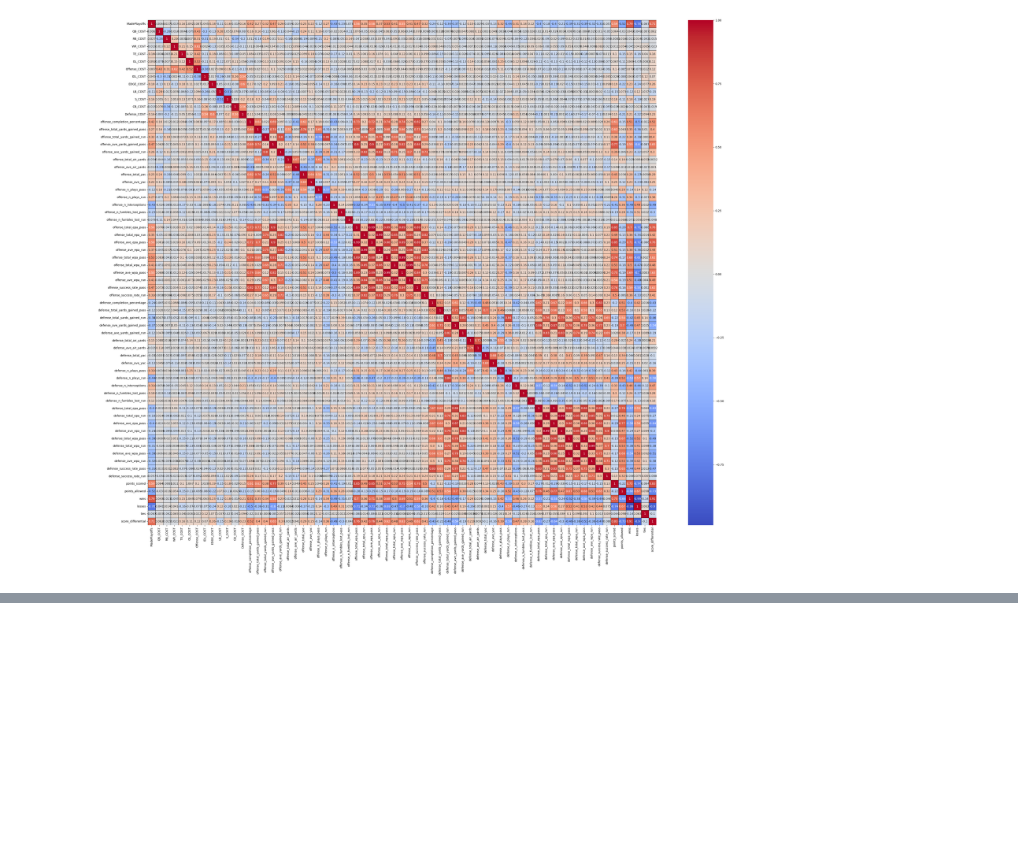
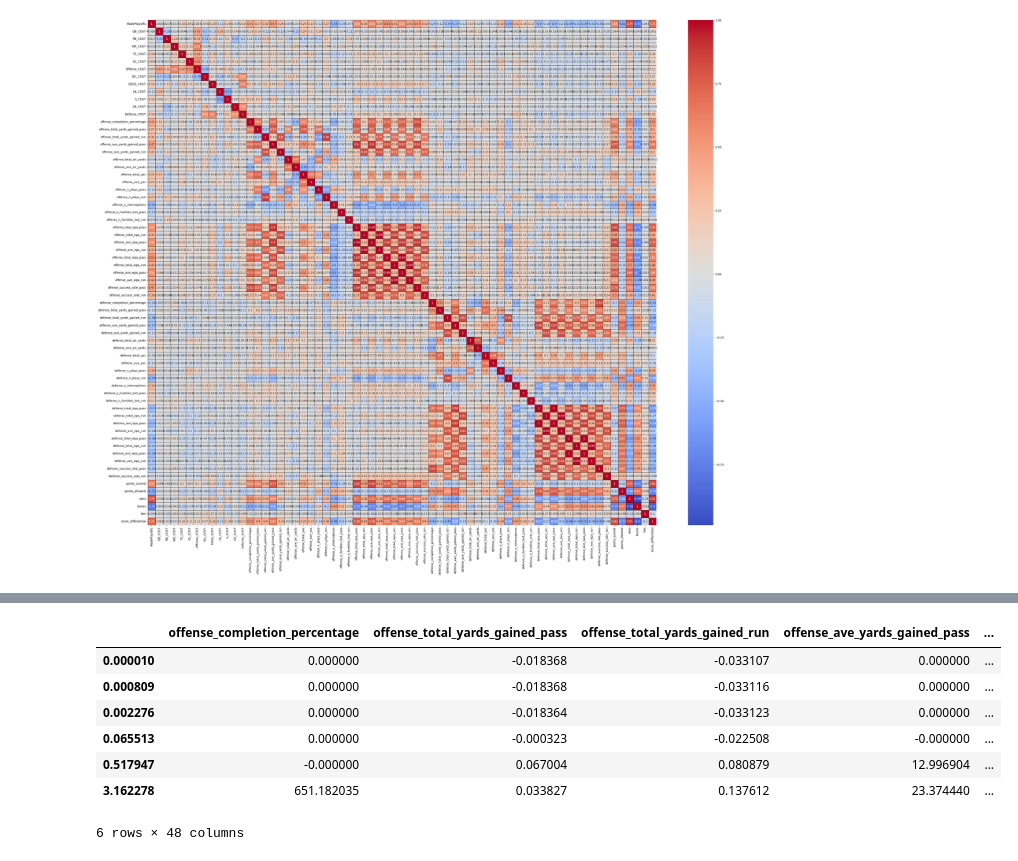
Before and after one commit to codemonkey1101/ucb-mlai-capstone, a Jupyter notebook: feature_evaluation.ipynb, the cells around one changed output, grey strips where cells are left out. Saved outputs shown, nothing was run; the diff lists cells and outputs as text; code cells hidden in the pictures; blank space fills up the shorter version.

```diff
--- a/feature_evaluation.ipynb
+++ b/feature_evaluation.ipynb
@@ -396,0 +343,53 @@ baseline_df[['model', 'train score','test score', 'rmse','average fit time']]
+# %%
+# create list of best coefficients
+# Cs = np.logspace(-5, .5)
+# Cs
+    #    1.00000000e-05, 1.29492584e-05, 1.67683294e-05, 2.17137430e-05,
+    #    2.81176870e-05, 3.64103195e-05, 4.71486636e-05, 6.10540230e-05,
+    #    7.90604321e-05, 1.02377397e-04, 1.32571137e-04, 1.71669791e-04,
+    #    2.22299648e-04, 2.87861559e-04, 3.72759372e-04, 4.82695744e-04,
+    #    6.25055193e-04, 8.09400122e-04, 1.04811313e-03, 1.35722878e-03,
+    #    1.75751062e-03, 2.27584593e-03, 2.94705170e-03, 3.81621341e-03,
+    #    4.94171336e-03, 6.39915234e-03, 8.28642773e-03, 1.07303094e-02,
+    #    1.38949549e-02, 1.79929362e-02, 2.32995181e-02, 3.01711481e-02,
+    #    3.90693994e-02, 5.05919749e-02, 6.55128557e-02, 8.48342898e-02,
+    #    1.09854114e-01, 1.42252931e-01, 1.84206997e-01, 2.38534401e-01,
+    #    3.08884360e-01, 3.99982340e-01, 5.17947468e-01, 6.70703561e-01,
+    #    8.68511374e-01, 1.12465782e+00, 1.45634848e+00, 1.88586328e+00,
+    #    2.44205309e+00, 3.16227766e+00
+
+# randomely selected 6 of the 50 coefficients
+Cs = [1.00000000e-05, 8.09400122e-04, 2.27584593e-03, 6.55128557e-02, 5.17947468e-01, 3.16227766e+00]
+# %%
+# Lasso regressor - feature selection using L1 as penalty
+
+# built convergence table to see what were, optimally, the best features.
+# ...the information from this effort matched the output from the SelectFromModel() which, in the end, what was eventually used.
+def createCoefToFeatureList(X_train, y_train, coefseeds) :
+    coef_list = []
+    for C in coefseeds:
+        model = Lasso(max_iter=10000, tol=C, random_state=42).fit(X_train, y_train)
+        # sfm = SelectFromModel(model, prefit=True)
+        # print(sfm.transform(X_train))
+
+        coef_list.append(list(model.coef_))
+
+        # selected_feature_indices = np.where(sfm.get_support())[0]
+        # selected_features = X_train[selected_feature_indices]
+        # X_selected_features = X_train[:, selected_feature_indices]
+
+    coef_df = pd.DataFrame(data=coef_list, columns=X_train.columns)
+    coef_df.index = coefseeds
+    return coef_df
+
+optimal_features_df = createCoefToFeatureList(allstats_X_train, score_diff_y_train, Cs)
+optimal_features_df
+# %% [output]
+|  | offense_completion_percentage | offense_total_yards_gained_pass | offense_total_yards_gained_run | offense_ave_yards_gained_pass | ... |
+| 0.000010 | 0.000000 | -0.018368 | -0.033107 | 0.000000 | ... |
+| 0.000809 | 0.000000 | -0.018368 | -0.033116 | 0.000000 | ... |
+| 0.002276 | 0.000000 | -0.018364 | -0.033123 | 0.000000 | ... |
+| 0.065513 | 0.000000 | -0.000323 | -0.022508 | -0.000000 | ... |
+| 0.517947 | -0.000000 | 0.067004 | 0.080879 | 12.996904 | ... |
+| 3.162278 | 651.182035 | 0.033827 | 0.137612 | 23.374440 | ... |
+6 rows × 48 columns
```
Also changed, not shown: parts of 18 cells of this notebook, 5 other files.
